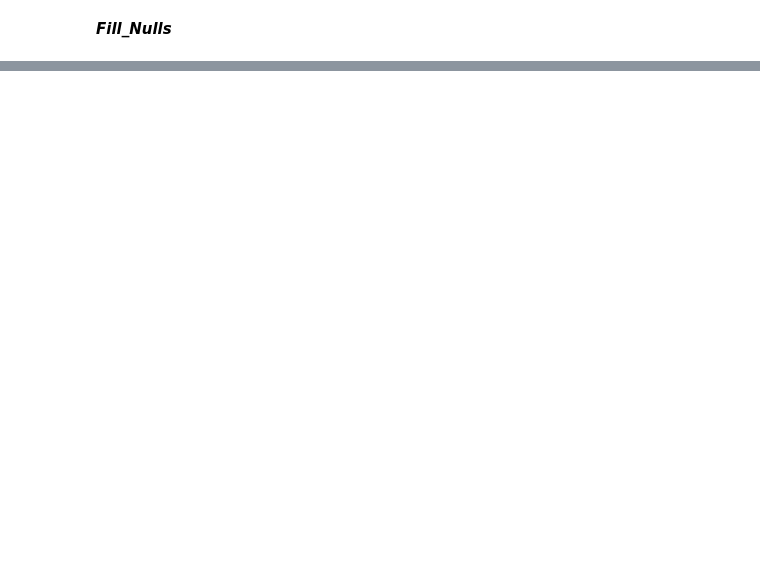
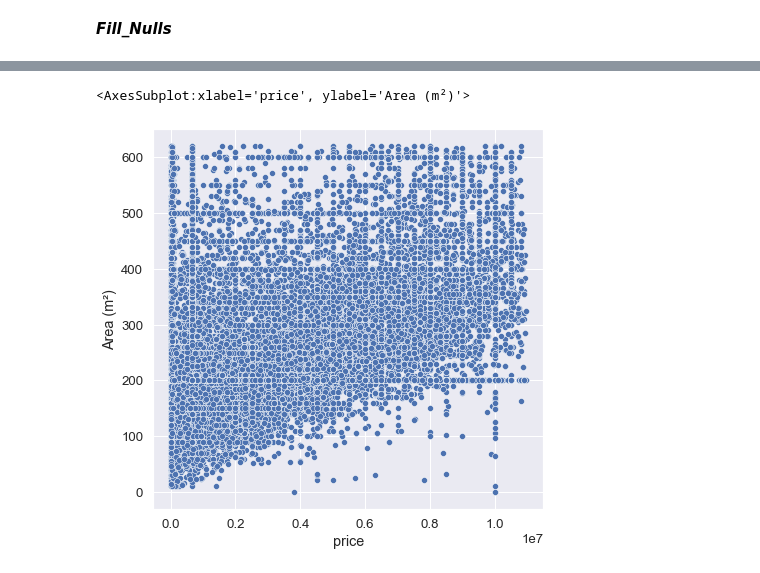
Before and after one commit to mabdulbaqui/OLX, a Jupyter notebook: MORE/V2/exploer.ipynb, the cells around one changed output, grey strips where cells are left out. Drawn from its saved outputs; the diff is of its cells as text; code cells hidden in the pictures; blank space fills up the shorter version.

```diff
--- a/MORE/V2/exploer.ipynb
+++ b/MORE/V2/exploer.ipynb
@@ -479,0 +557,4 @@ dtype: int64
+# %%
+idx = ["price","Area (m²)","viwers"]
+outliers_indices = detect_outliers(df_totla, 0, idx)
+len(outliers_indices)
@@ -479,0 +563,2 @@ dtype: int64
+# %%
+outliers_indices.remove(68863)
@@ -479,0 +569,7 @@ dtype: int64
+# %%
+from datasist.structdata import detect_outliers
+idx = ["price","Area (m²)","viwers","Bedrooms","Bathrooms","negotiable"]
+for col in idx:
+    outliers_indices = detect_outliers(df_totla, 0, [col])
+    col_median = df_totla[col].median()
+    df_totla[col].iloc[outliers_indices] = col_median
@@ -479,0 +594,5 @@ dtype: int64
+# %%
+sns.scatterplot(x=df_totla["price"], y=df_totla["Area (m²)"])
+# %% [output]
+<AxesSubplot:xlabel='price', ylabel='Area (m²)'>
+[figure, added]
```
Also changed, not shown: parts of 55 cells of this notebook, 2 other files.
